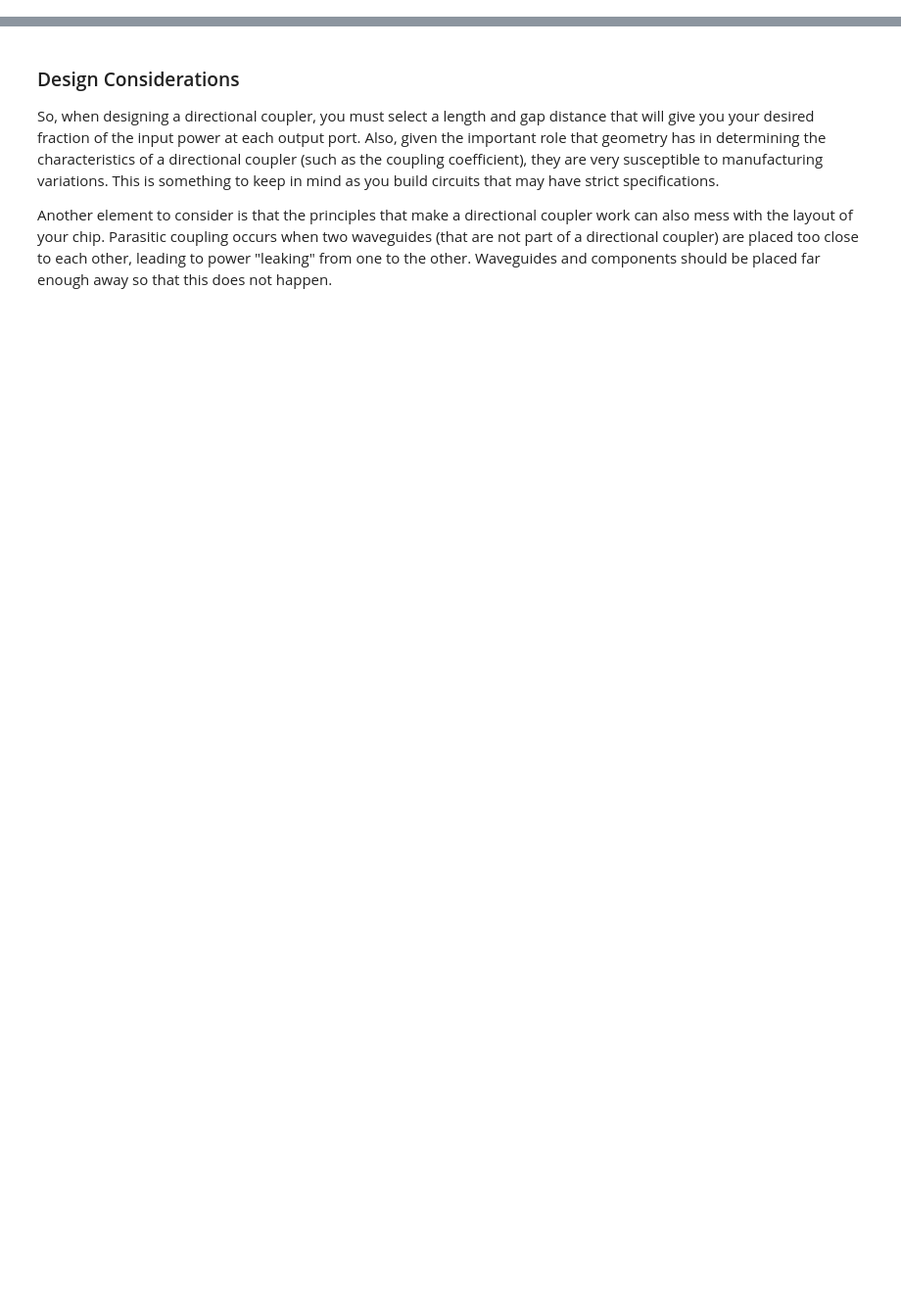
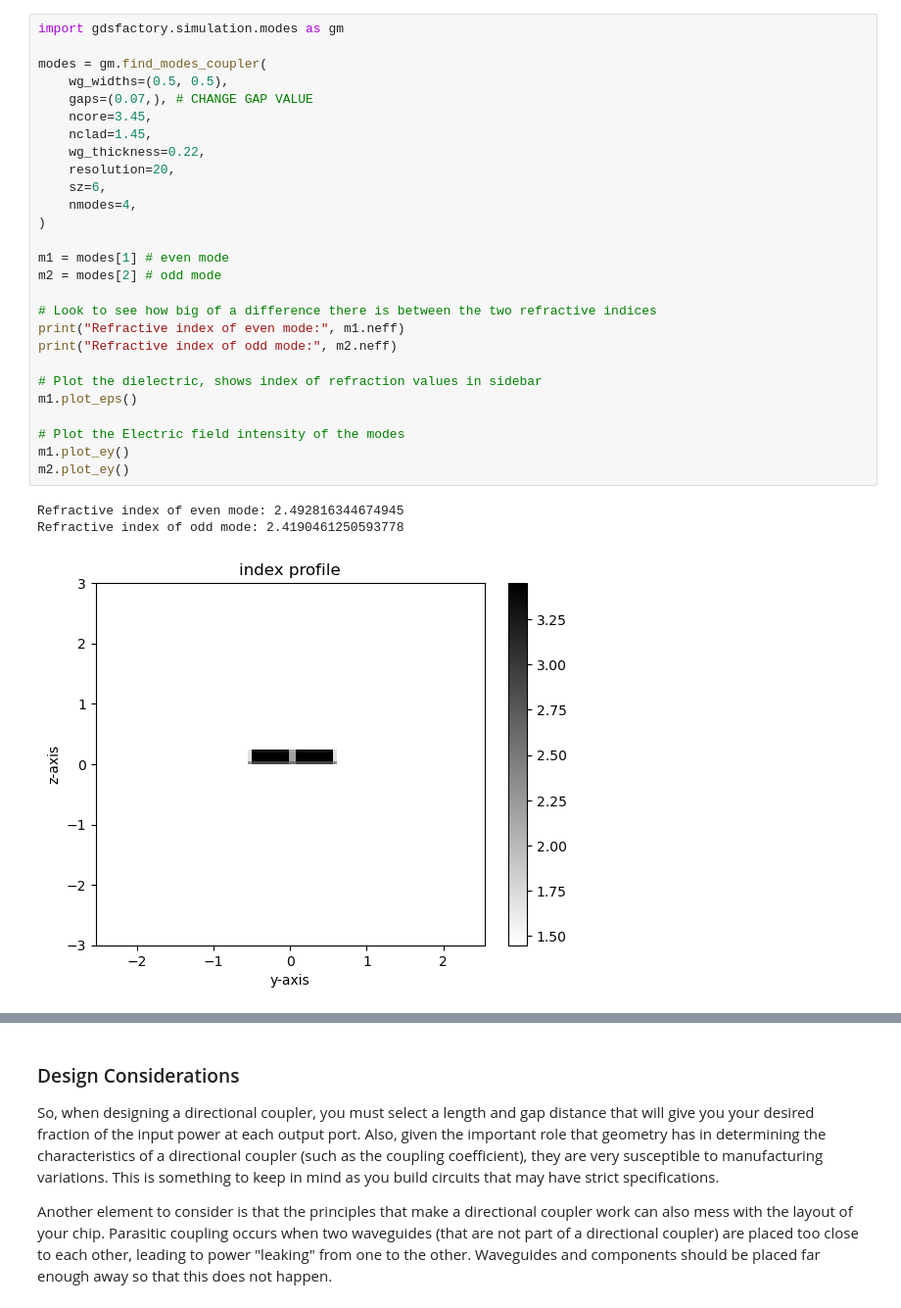
Before and after one commit to SkandanC/Photonics-Bootcamp, a Jupyter notebook: _sources/pages/directional_couplers.ipynb, the cells around one changed output, grey strips where cells are left out. Shown: that part at 98% size. Cells and saved outputs as stored; diff of their text form; blank space fills up the shorter version.

```diff
--- a/_sources/pages/directional_couplers.ipynb
+++ b/_sources/pages/directional_couplers.ipynb
@@ -34,0 +31,31 @@ Where $\Delta n = |n_{1} - n_{2}| = |n_{eff,even} - n_{eff,odd}|$
+# %%
+import gdsfactory.simulation.modes as gm
+
+modes = gm.find_modes_coupler(
+    wg_widths=(0.5, 0.5),
+    gaps=(0.07,), # CHANGE GAP VALUE
+    ncore=3.45,
+    nclad=1.45,
+    wg_thickness=0.22,
+    resolution=20,
+    sz=6,
+    nmodes=4,
+)
+
+m1 = modes[1] # even mode
+m2 = modes[2] # odd mode
+
+# Look to see how big of a difference there is between the two refractive indices
+print("Refractive index of even mode:", m1.neff)
+print("Refractive index of odd mode:", m2.neff)
+
+# Plot the dielectric, shows index of refraction values in sidebar
+m1.plot_eps()
+
+# Plot the Electric field intensity of the modes
+m1.plot_ey()
+m2.plot_ey()
+# %% [output]
+Refractive index of even mode: 2.492816344674945
+Refractive index of odd mode: 2.4190461250593778
+[figure, added]
```
Also changed, not shown: parts of 17 cells of this notebook, 59 other files.
